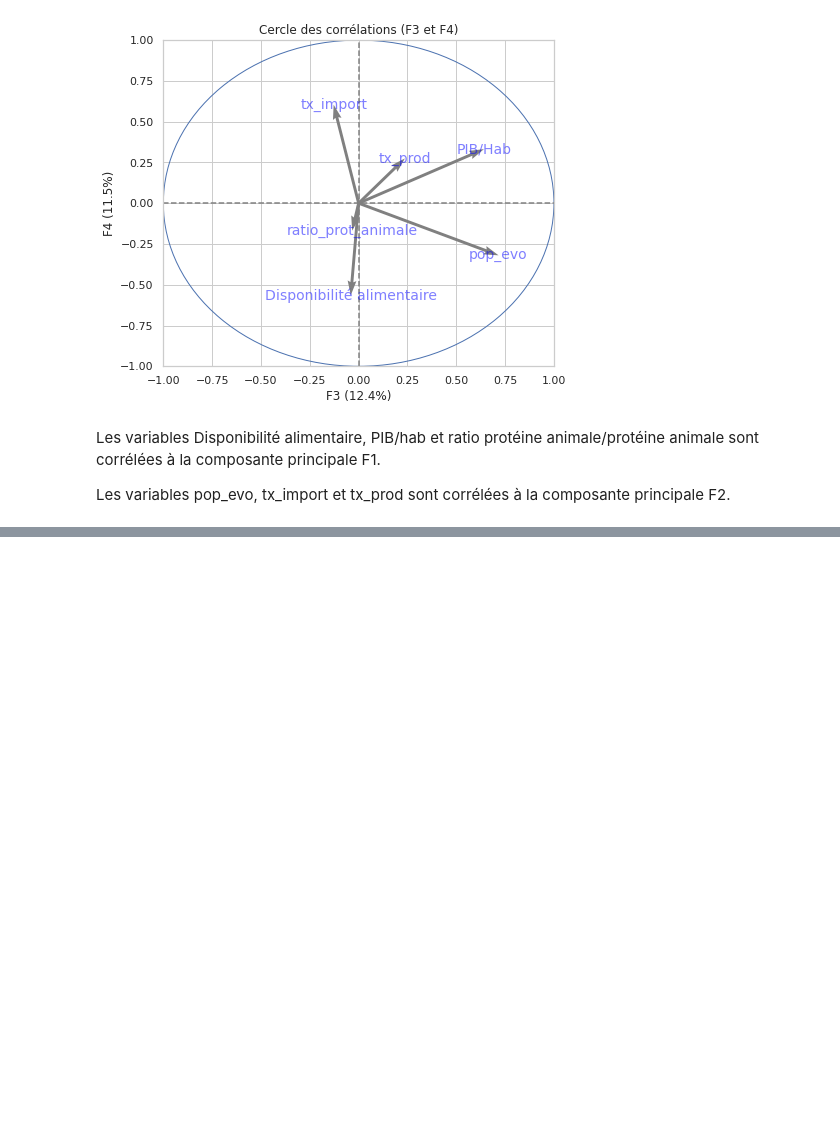
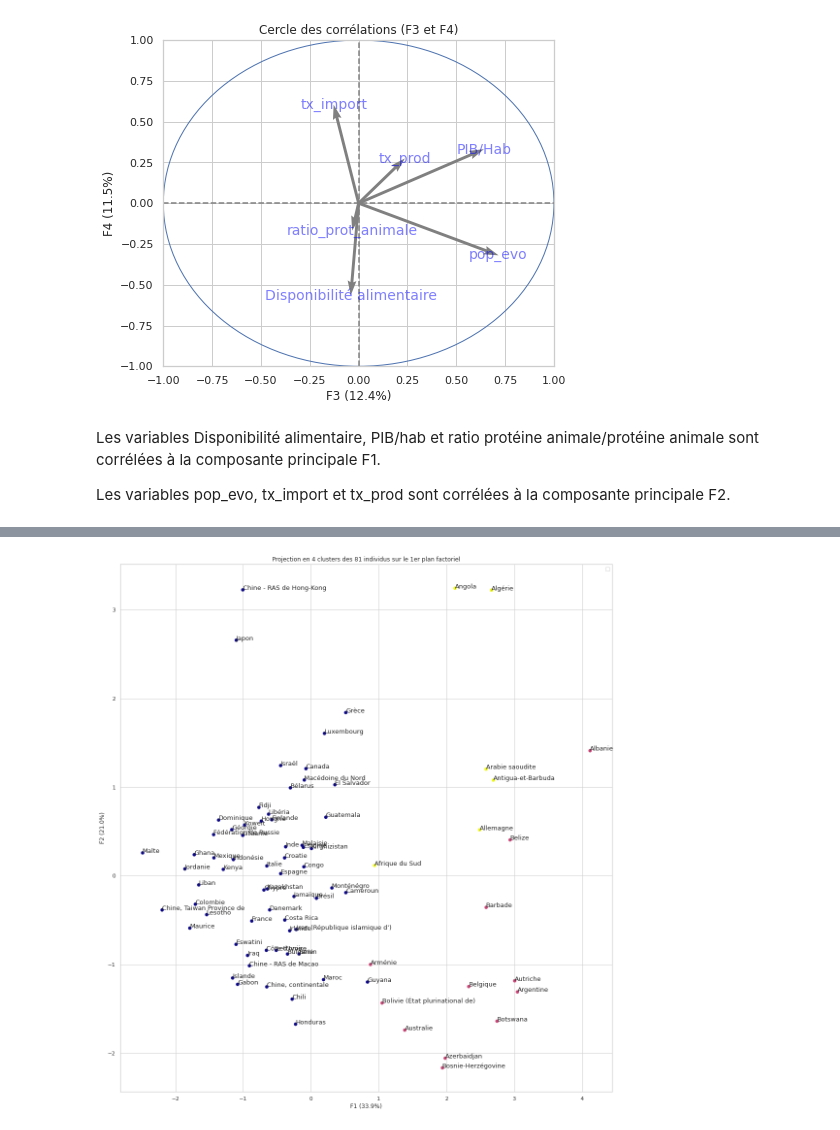
Before and after one commit to Randasabag/Etude-de-march-de-la-poule-qui-chante-avec-Python, a Jupyter notebook: projet9V1.ipynb, the cells around one changed output, grey strips where cells are left out. Saved outputs shown, nothing was run; the diff lists cells and outputs as text; code cells hidden in the pictures; blank space fills up the shorter version.

```diff
--- a/projet9V1.ipynb
+++ b/projet9V1.ipynb
@@ -2083,3 +2065,18 @@ display_circles(pcs, n_comp, pca, [(0,1),(2,3)], labels = np.array(df_finalise.c
 Les variables Disponibilité alimentaire, PIB/hab et ratio protéine animale/protéine animale sont corrélées à la composante principale F1.
 
 Les variables pop_evo, tx_import et tx_prod sont corrélées à la composante principale F2.
+# %%
+#Coordonnées factorielles
+X_projected = pca.transform(X_scaled)
+plt.figure(figsize=(40, 20))
+plt.subplot(121)
+plt.scatter(X_projected[:, 0], X_projected[:, 1], c=kmeans.labels_, cmap='plasma')
+for i,(x,y) in enumerate(X_projected[:,[0,1]]):
+                    plt.text(x, y, df_finalise.index[i], fontsize='13')
+plt.xlabel('F{} ({}%)'.format(1, round(100*pca.explained_variance_ratio_[0],1)))
+plt.ylabel('F{} ({}%)'.format(2, round(100*pca.explained_variance_ratio_[1],1)))
+plt.title("Projection en 4 clusters des {} individus sur le 1er plan factoriel".format(X_projected.shape[0]))
+plt.legend()
+#plt.savefig("p5_graphic/projection_clusters.png")
+plt.show()
+# %% [output]
@@ -2085,0 +2084 @@ Les variables pop_evo, tx_import et tx_prod sont corrélées à la composante pr
+[figure, added]
```
Also changed, not shown: parts of 41 cells of this notebook.
